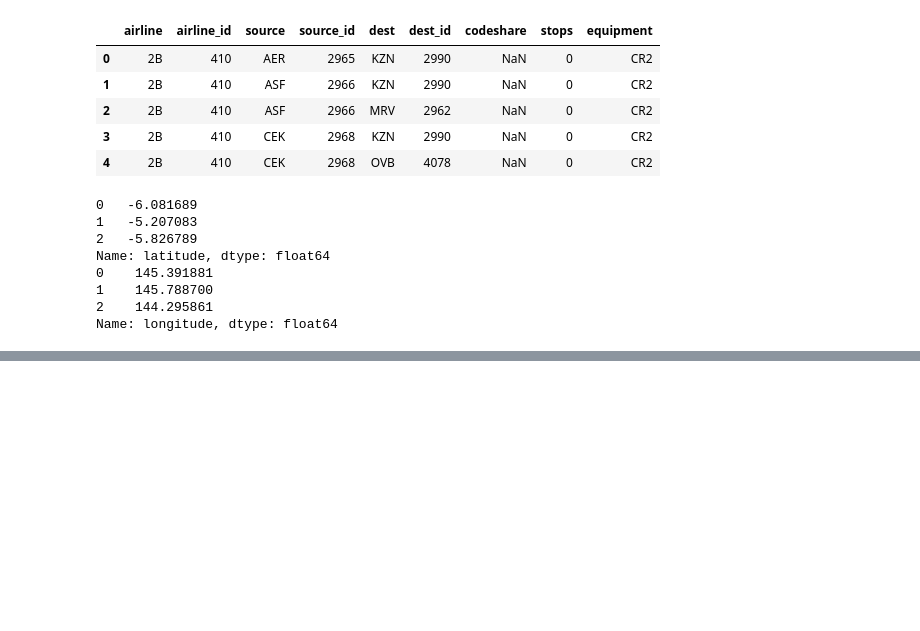
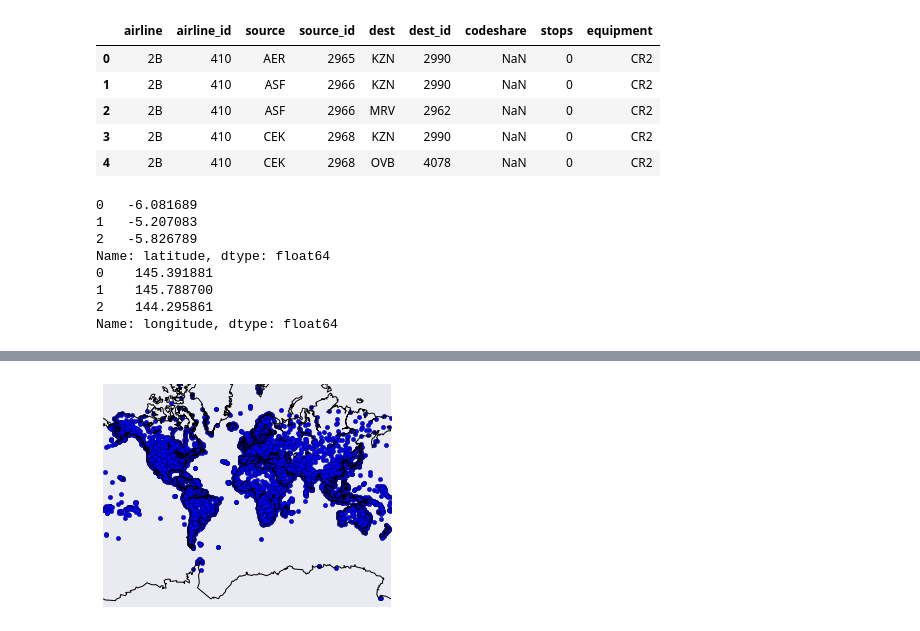
Before and after one commit to shian48263/dataquest, a Jupyter notebook: Data Visualization/Visualizing Geographic Data/Visualizing Geographic Data.ipynb, the cells around one changed output, grey strips where cells are left out. Drawn from its saved outputs; the diff is of its cells as text; code cells hidden in the pictures; blank space fills up the shorter version.

```diff
--- a/Data Visualization/Visualizing Geographic Data/Visualizing Geographic Data.ipynb
+++ b/Data Visualization/Visualizing Geographic Data/Visualizing Geographic Data.ipynb
@@ -47,0 +83,6 @@ Name: longitude, dtype: float64
+# %%
+m.scatter(x, y)
+m.drawcoastlines()
+plt.show()
+# %% [output]
+[figure, added]
```
Also changed, not shown: parts of 18 cells of this notebook.
